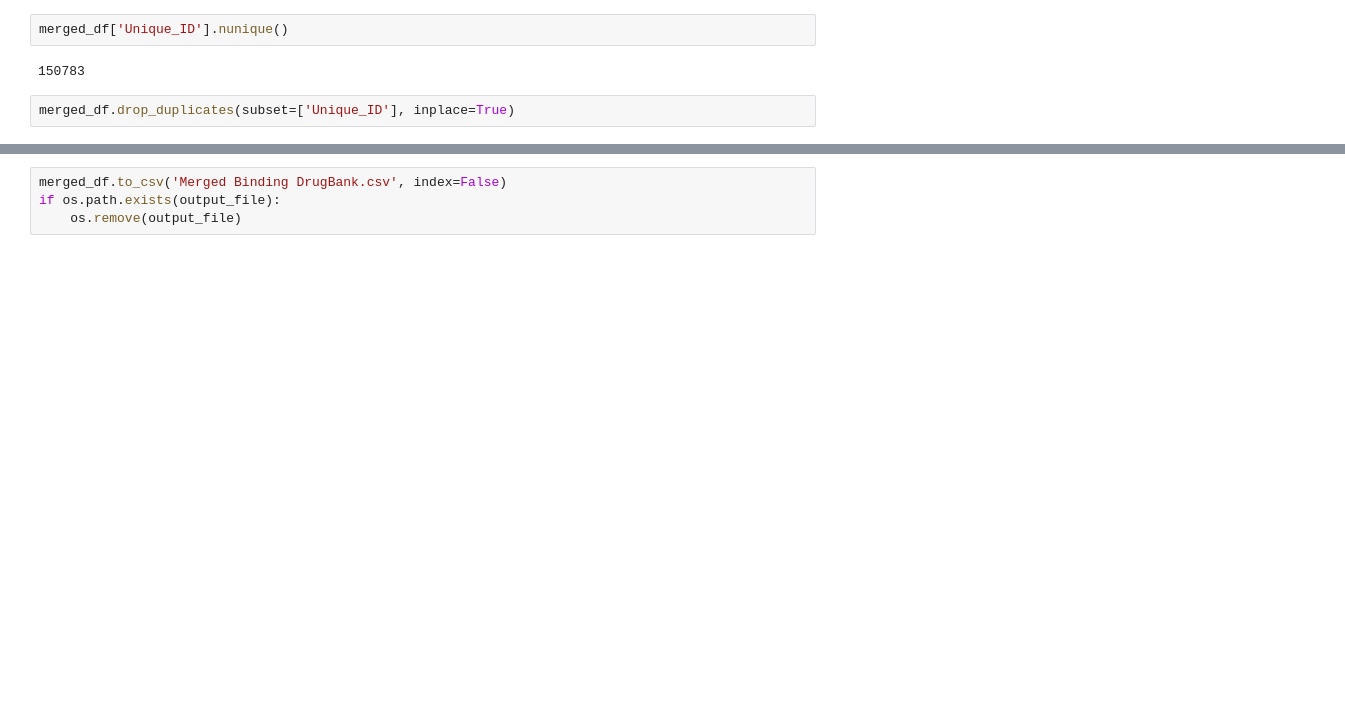
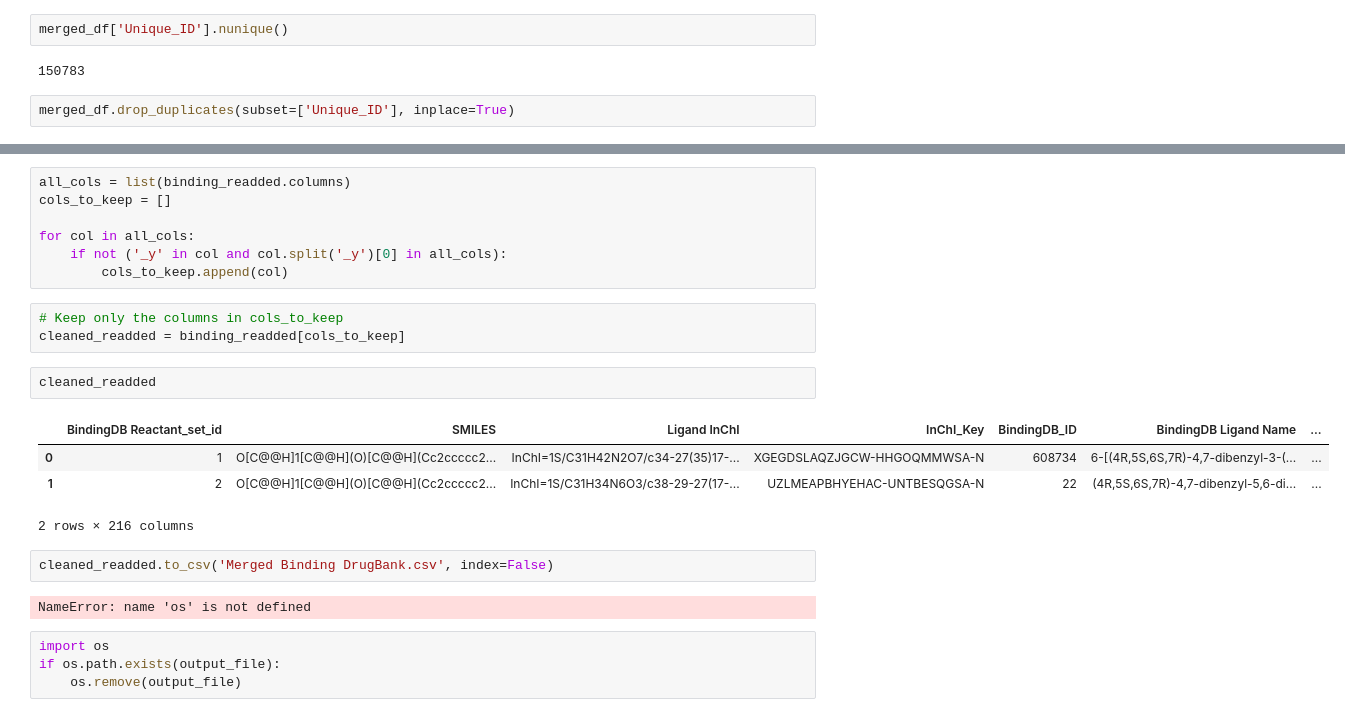
Before and after one commit to matheogodenzi/HyperBabbage, a Jupyter notebook: Seb - Merge Bind & DrugBank.ipynb, the cells around one changed output, grey strips where cells are left out. Saved outputs shown, nothing was run; the diff lists cells and outputs as text; blank space fills up the shorter version.

```diff
--- a/Seb - Merge Bind & DrugBank.ipynb
+++ b/Seb - Merge Bind & DrugBank.ipynb
@@ -333,4 +271,25 @@ merged_df.drop_duplicates(subset=['Unique_ID'], inplace=True)
+# %%
+all_cols = list(binding_readded.columns)
+cols_to_keep = []
+
+for col in all_cols:
+    if not ('_y' in col and col.split('_y')[0] in all_cols):
+        cols_to_keep.append(col)
+# %%
+# Keep only the columns in cols_to_keep
+cleaned_readded = binding_readded[cols_to_keep]
+# %%
+cleaned_readded
+# %% [output]
+|  | BindingDB Reactant_set_id | SMILES | Ligand InChI | InChI_Key | BindingDB_ID | BindingDB Ligand Name | ... |
+| 0 | 1 | O[C@@H]1[C@@H](O)[C@@H](Cc2ccccc2... | InChI=1S/C31H42N2O7/c34-27(35)17-... | XGEGDSLAQZJGCW-HHGOQMMWSA-N | 608734 | 6-[(4R,5S,6S,7R)-4,7-dibenzyl-3-(... | ... |
+| 1 | 2 | O[C@@H]1[C@@H](O)[C@@H](Cc2ccccc2... | InChI=1S/C31H34N6O3/c38-29-27(17-... | UZLMEAPBHYEHAC-UNTBESQGSA-N | 22 | (4R,5S,6S,7R)-4,7-dibenzyl-5,6-di... | ... |
+2 rows × 216 columns
+# %%
+cleaned_readded.to_csv('Merged Binding DrugBank.csv', index=False)
+# %% [output]
+NameError: name 'os' is not defined
 # %%
-merged_df.to_csv('Merged Binding DrugBank.csv', index=False)
+import os
 if os.path.exists(output_file):
     os.remove(output_file)
```
Also changed, not shown: parts of 7 cells of this notebook.
